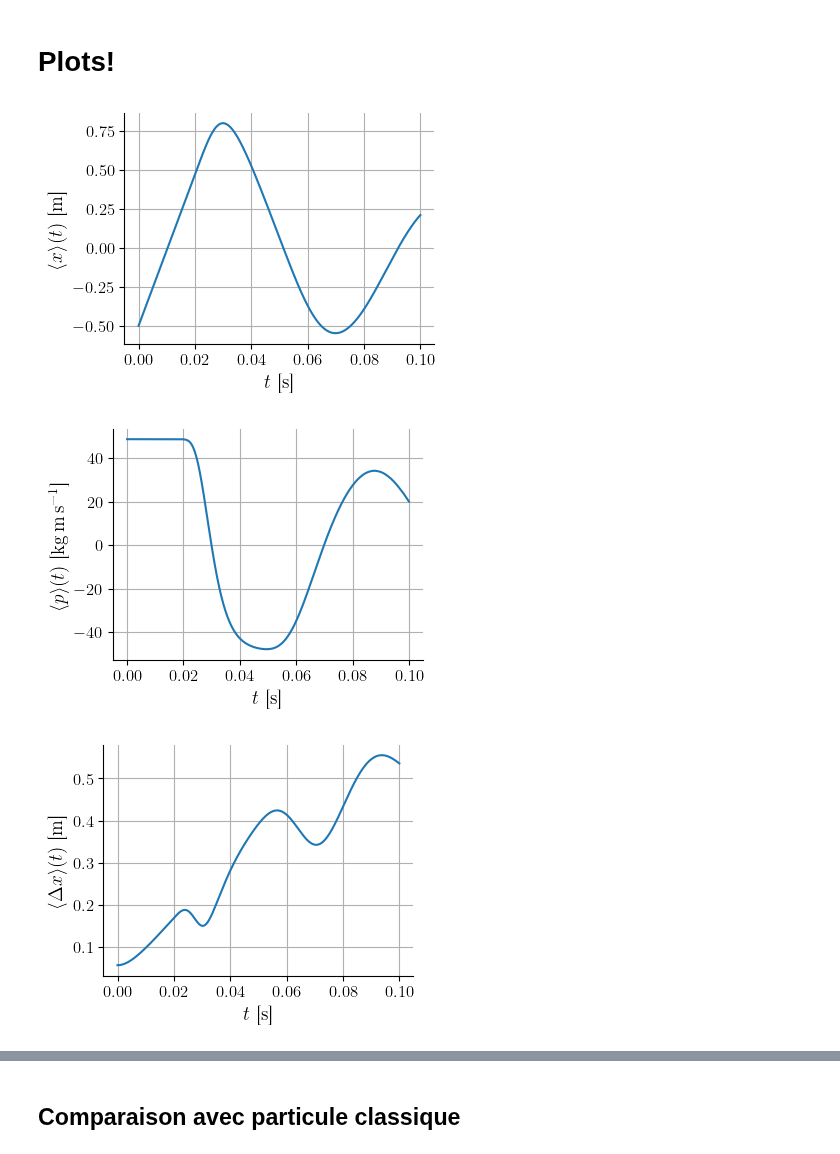
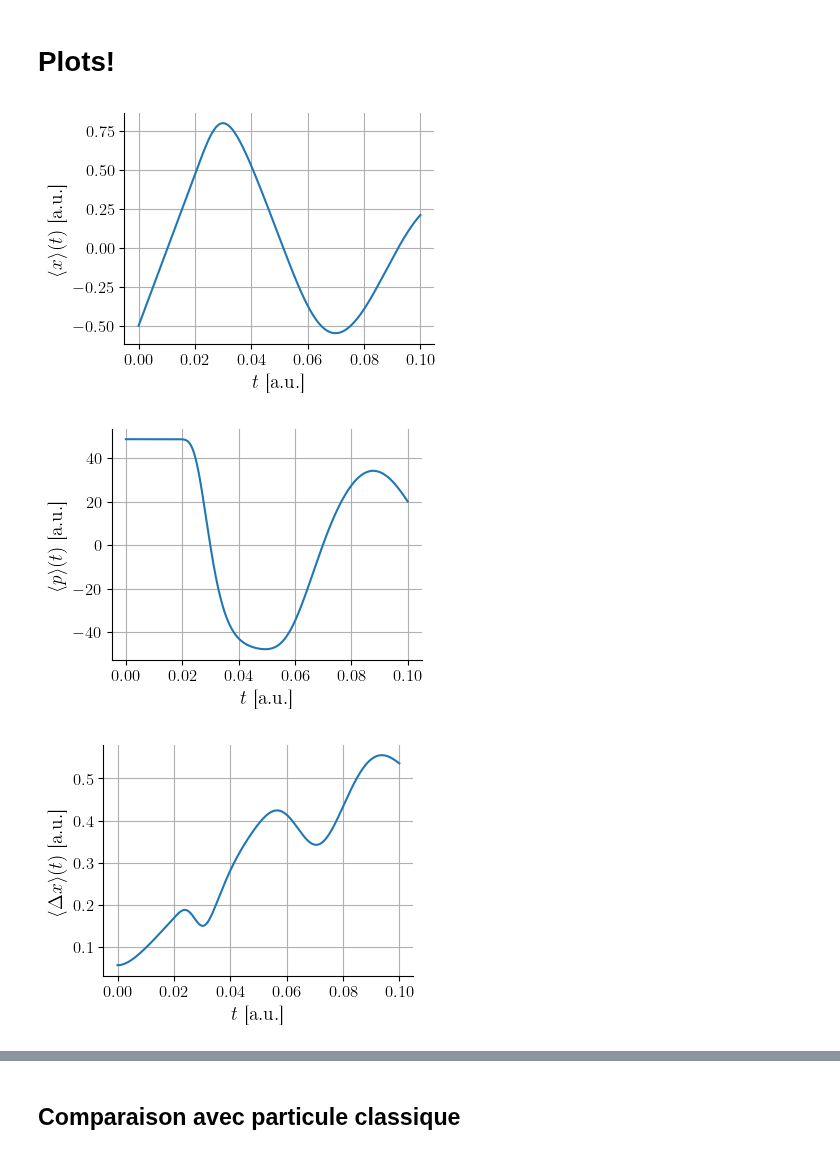
Before and after one commit to TomVdt/PhysNum, a Jupyter notebook: exercice6/analysis/analysis_i.ipynb, the cells around one changed output, grey strips where cells are left out. Drawn from its saved outputs; the diff is of its cells as text; code cells hidden in the pictures.

```diff
--- a/exercice6/analysis/analysis_i.ipynb
+++ b/exercice6/analysis/analysis_i.ipynb
@@ -42,33 +42,33 @@ Running simulations... Done 1/1
 # %%
 %matplotlib inline
 plt.plot(t, x_moy, label=r"$\langle x \rangle$")
-plt.xlabel(r'$t$ [s]')
-plt.ylabel(r'$\langle x \rangle(t)$ [m]')
+plt.xlabel(r'$t$ [a.u.]')
+plt.ylabel(r'$\langle x \rangle(t)$ [a.u.]')
 # plt.legend()
 plt.grid()
 plt.savefig(export_path + 'i_xmoy.pdf')
 # %% [output]
-[figure, old version]
+[figure, new version]
 # %%
 %matplotlib inline
 plt.plot(t, p_moy, label=r"$\langle p \rangle$")
-plt.xlabel(r'$t$ [s]')
-plt.ylabel(r'$\langle p \rangle(t)$ [\si{\kilo\gram\meter\per\second}]')
+plt.xlabel(r'$t$ [a.u.]')
+plt.ylabel(r'$\langle p \rangle(t)$ [a.u.]')
 # plt.legend()
 plt.grid()
 plt.savefig(export_path + 'i_pmoy.pdf')
 # %% [output]
-[figure, old version]
+[figure, new version]
 # %%
 %matplotlib inline
 plt.plot(t, delta_x, label=r"$\langle \Delta x \rangle$")
-plt.xlabel(r'$t$ [s]')
-plt.ylabel(r'$\langle \Delta x \rangle(t)$ [m]')
+plt.xlabel(r'$t$ [a.u.]')
+plt.ylabel(r'$\langle \Delta x \rangle(t)$ [a.u.]')
 # plt.legend()
 plt.grid()
 plt.savefig(export_path + 'i_deltax.pdf')
 # %% [output]
-[figure, old version]
+[figure, new version]
 # %%
 %matplotlib inline
 plt.plot(t, delta_p, label=r"$\langle \Delta p \rangle$")
```
Also changed, not shown: parts of 9 cells of this notebook, 14 other files.
